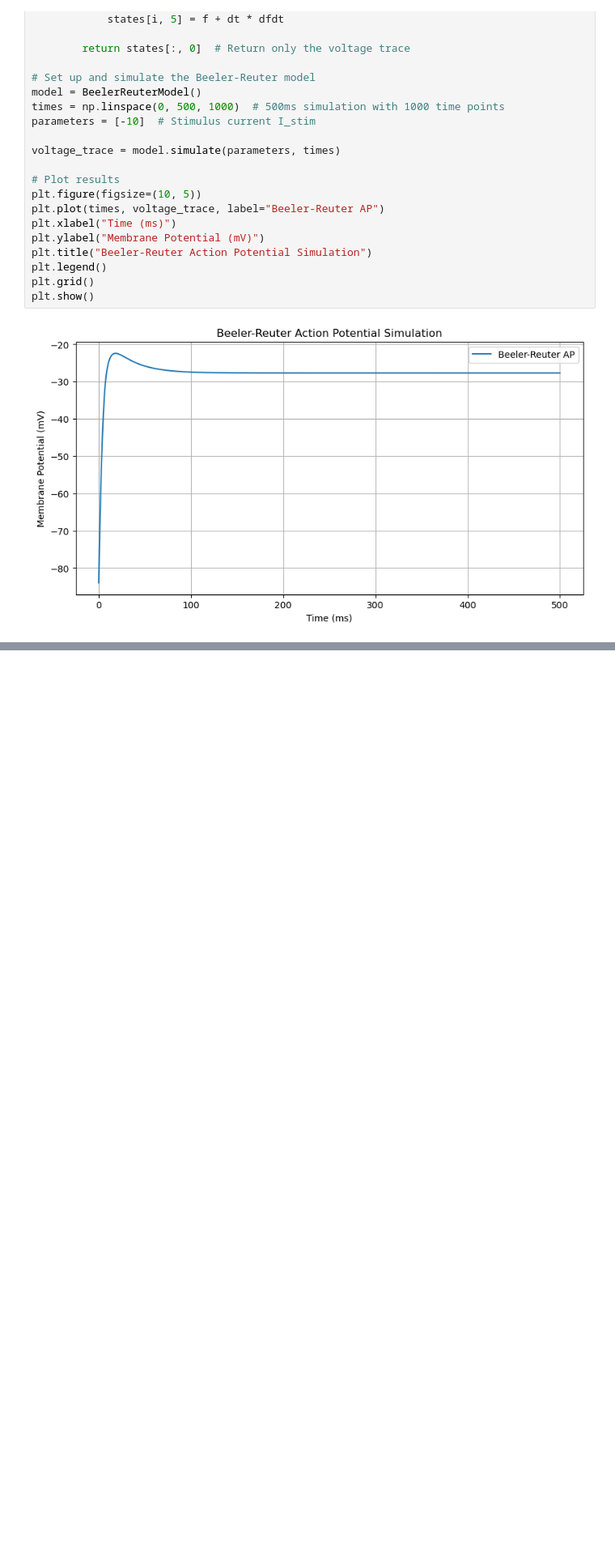
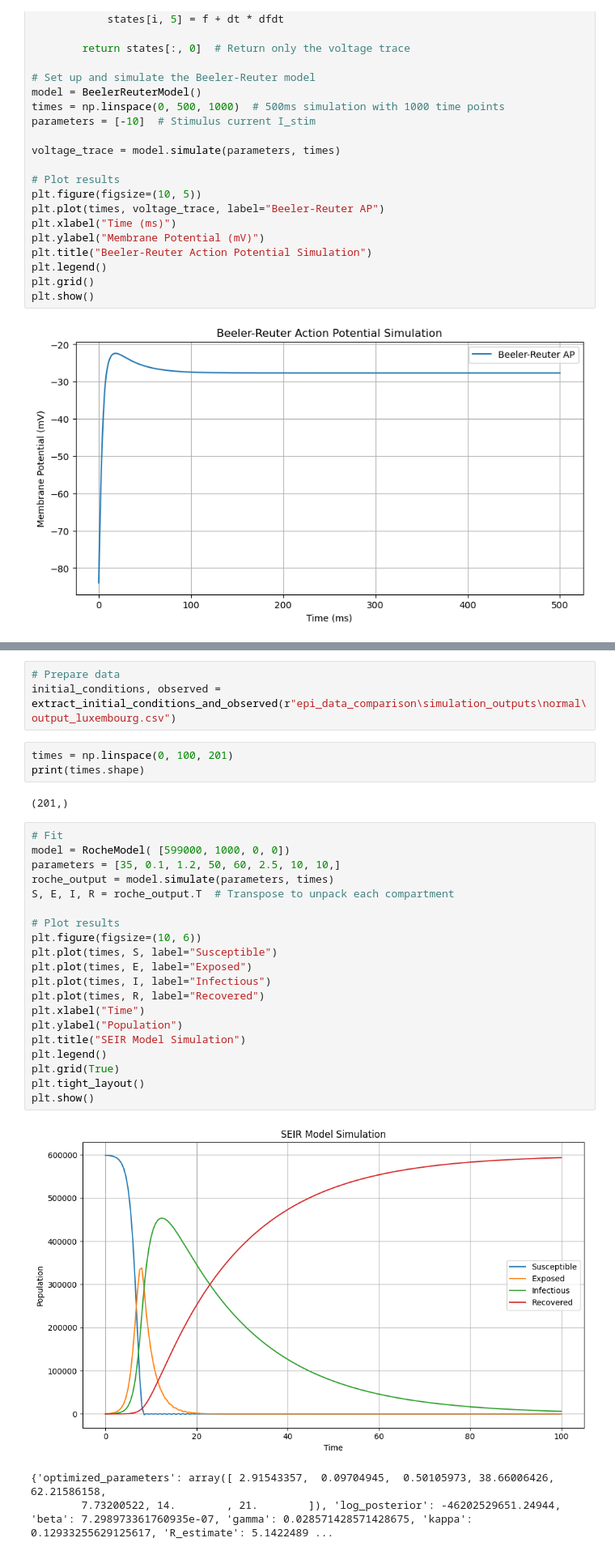
Before and after one commit to Kemuk/first_rotation, a Jupyter notebook: pints_practice.ipynb, the cells around one changed output, grey strips where cells are left out. Shown at 81% size. Cells and saved outputs as stored; diff of their text form; blank space fills up the shorter version.

```diff
--- a/pints_practice.ipynb
+++ b/pints_practice.ipynb
@@ -229,0 +595,32 @@ plt.show()
+# %%
+# Prepare data
+initial_conditions, observed = extract_initial_conditions_and_observed(r"epi_data_comparison\simulation_outputs\normal\output_luxembourg.csv")
+# %%
+times = np.linspace(0, 100, 201)
+print(times.shape)
+# %% [output]
+(201,)
+# %%
+# Fit
+model = RocheModel( [599000, 1000, 0, 0])
+parameters = [35, 0.1, 1.2, 50, 60, 2.5, 10, 10,]
+roche_output = model.simulate(parameters, times)
+S, E, I, R = roche_output.T  # Transpose to unpack each compartment
+
+# Plot results
+plt.figure(figsize=(10, 6))
+plt.plot(times, S, label="Susceptible")
+plt.plot(times, E, label="Exposed")
+plt.plot(times, I, label="Infectious")
+plt.plot(times, R, label="Recovered")
+plt.xlabel("Time")
+plt.ylabel("Population")
+plt.title("SEIR Model Simulation")
+plt.legend()
+plt.grid(True)
+plt.tight_layout()
+plt.show()
+# %% [output]
+[figure, added]
+{'optimized_parameters': array([ 2.91543357,  0.09704945,  0.50105973, 38.66006426, 62.21586158,
+        7.73200522, 14.        , 21.        ]), 'log_posterior': -46202529651.24944, 'beta': 7.298973361760935e-07, 'gamma': 0.028571428571428675, 'kappa': 0.12933255629125617, 'R_estimate': 5.1422489 ...
```
Also changed, not shown: parts of 8 cells of this notebook, 4 other files.
